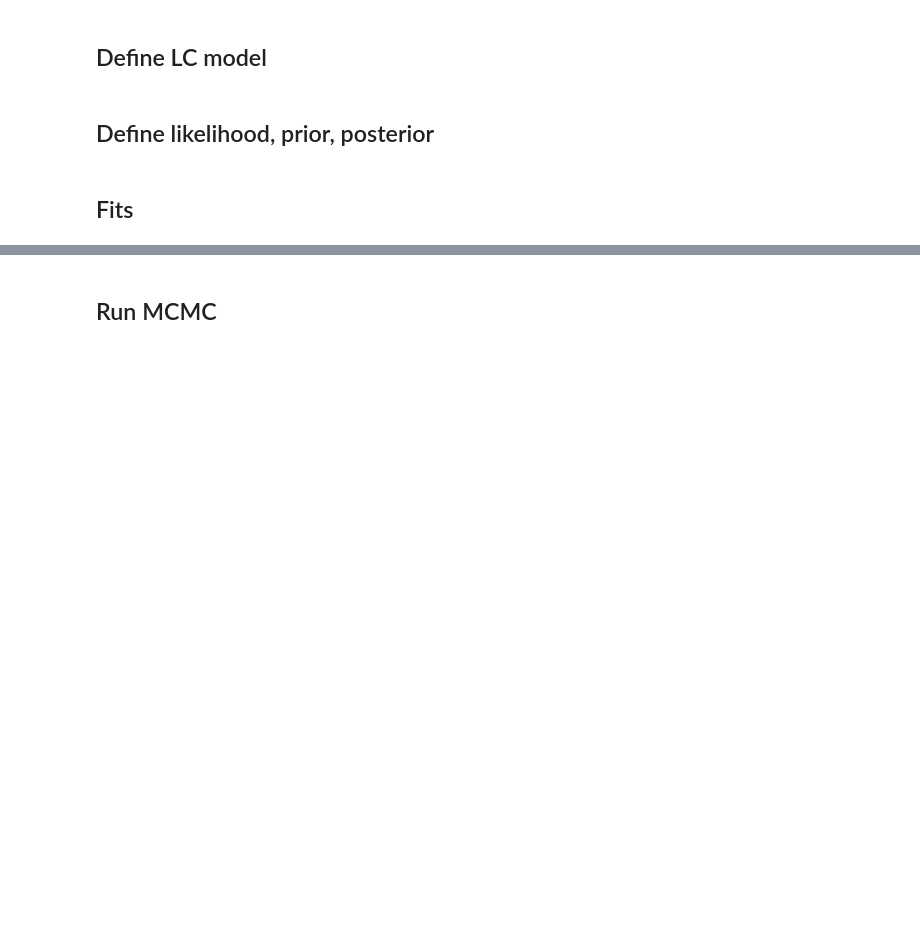
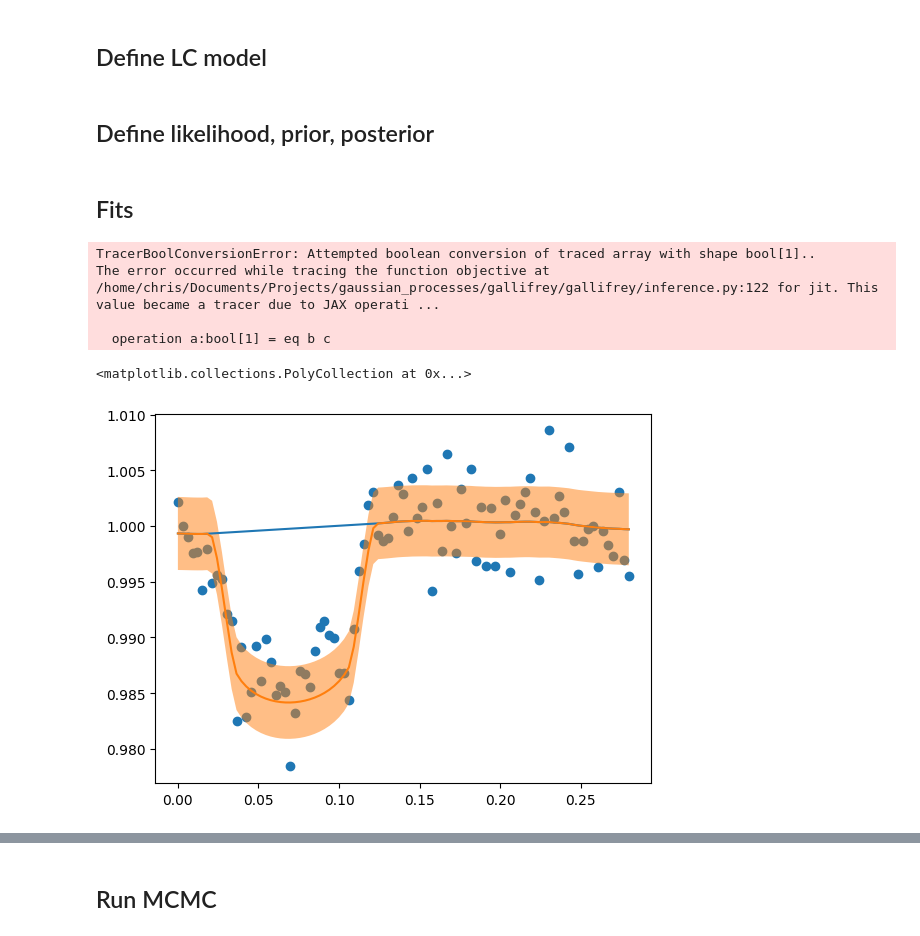
Before and after one commit to ChrisBoettner/gallifrey, a Jupyter notebook: notebooks/006_HATS_46b.ipynb, the cells around one changed output, grey strips where cells are left out. Drawn from its saved outputs; the diff is of its cells as text; code cells hidden in the pictures; blank space fills up the shorter version.

```diff
--- a/notebooks/006_HATS_46b.ipynb
+++ b/notebooks/006_HATS_46b.ipynb
@@ -116,7 +116,7 @@ Final number of model parameter: 2
 # %%
-model_name = "hats46b_gpmodel"
-with open(f"../data/processed/observational_data/gp_models/{model_name}", "wb") as file:
-    pickle.dump(model, file)
-# with open(f"../data/processed/observational_data/gp_models/{model_name}", "rb") as file:
-#     model = pickle.load(file)
-print_kernel_summary(model)
+gps = []
+for i in range(len(y)):
+    with open(
+        f"../data/processed/observational_data/gp_models/hats46b/{model_name}_{i}", "rb"
+    ) as file:
+        gps.append(pickle.load(file))
@@ -156,10 +143,10 @@ def white_lc_model(t, params):
 
 
 white_lc_log_likelihood = log_likelihood_function(
-    model,
+    gps[0],
     white_lc_model,
     t,
-    white_lc,
+    y[0],
     mask,
     fix_gp=False,
     compile=True,
@@ -168,7 +155,7 @@ white_lc_log_likelihood = log_likelihood_function(
 
 white_lc_solve = ScipyMinimize(fun=white_lc_log_likelihood, method="l-bfgs-b").run(
     {
-        "gp_parameter": get_trainables(model, unconstrain=True),
+        "gp_parameter": get_trainables(gps[0], unconstrain=True),
         "lc_parameter": jnp.array([0.869, 0.894, 86.97, 0.075, 0.09773, 0.547]),
     }
 )
@@ -199,11 +186,11 @@ def get_lc_model(u2):
 # %% [markdown]
 ## Define likelihood, prior, posterior
 # %%
-def get_logprob(gp_model, y, yerr, u1, u2, initial_position=None):
+def get_logprob(gp_model, y, u1, u2, initial_position=None):
     if initial_position is None:
         initial_position = {
             "gp_parameter": get_trainables(gp_model, unconstrain=True),
-            "lc_parameter": jnp.array([0.09, u1]),
+            "lc_parameter": jnp.array([0.12, u1]),
         }
 
     param_priors = {
@@ -219,11 +206,6 @@ def get_logprob(gp_model, y, yerr, u1, u2, initial_position=None):
 
     # define light curve model
     lc_model = jit(get_lc_model(u2))
-
-    # update observational uncertainty data uncertainty
-    gp_model = (
-        gp_model.likelihood.replace(obs_stddev=jnp.amax(yerr[mask])) * model.prior
-    )
 
     log_likelihood = log_likelihood_function(
         gp_model,
@@ -252,48 +234,51 @@ def get_logprob(gp_model, y, yerr, u1, u2, initial_position=None):
 parameter_solutions = []
 for i in tqdm(range(len(y))):
     log_probability, initial_position = get_logprob(
-        model,
+        gps[i],
         y[i],
-        yerr[i],
-        reference["u1"].iloc[i],
-        reference["u2"].iloc[i],
+        reference["u1"][i],
+        reference["u2"][i],
     )
 
     solve = ScipyMinimize(
         fun=jit(lambda par: -log_probability(par)), method="l-bfgs-b"
     ).run(initial_position)
     parameter_solutions.append(solve.params)
+# %% [output]
+TracerBoolConversionError: Attempted boolean conversion of traced array with shape bool[1]..
+The error occurred while tracing the function objective at /home/chris/Documents/Projects/gaussian_processes/gallifrey/gallifrey/inference.py:122 for jit. This value became a tracer due to JAX operati ...
+
+  operation a:bool[1] = eq b c
 # %%
 import matplotlib.pyplot as plt
-from gallifrey.kernelsearch import set_trainables
 from gallifrey.inference import calculate_predictive_dist
 
-i = -3
-gp_model = set_trainables(model, parameter_solutions[i]["gp_parameter"])
-lc_model = get_lc_model(reference["u2"].iloc[i])(
-    t, parameter_solutions[i]["lc_parameter"]
-)
+i = 23
+lc_model = get_lc_model(reference["u2"][i])(t, parameter_solutions[i]["lc_parameter"])
 
 gp_dist = calculate_predictive_dist(
-    gp_model,
+    gps[i],
     t,
     x=t[mask],
     y=y[i][mask],
 )
 
 predictive_mean = gp_dist.mean()
 predictive_std = gp_dist.stddev()
 
 
 plt.scatter(t, y[i])
 plt.plot(t, predictive_mean)
 plt.plot(t, lc_model + predictive_mean)
 plt.fill_between(
     t,
     predictive_mean + lc_model + predictive_std,
     predictive_mean + lc_model - predictive_std,
     alpha=0.5,
 )
+# %% [output]
+<matplotlib.collections.PolyCollection at 0x...>
+[figure, added]
 # %%
 import matplotlib.pyplot as plt
 
```
Also changed, not shown: parts of 8 cells of this notebook, 1 other file.
